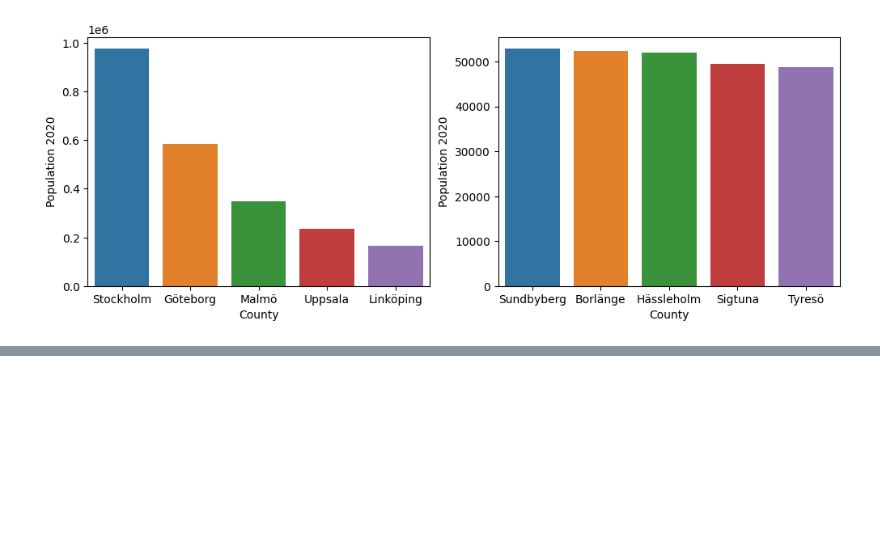
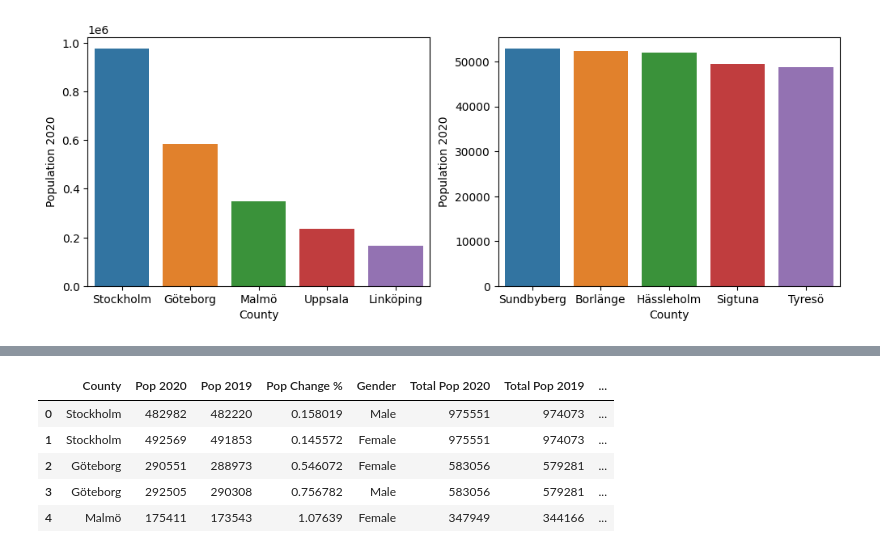
Before and after one commit to SCGlass/Data-Processing-Sam-Glass, a Jupyter notebook: Exercises/E00-Panda_fundamentals.ipynb, the cells around one changed output, grey strips where cells are left out. Saved outputs shown, nothing was run; the diff lists cells and outputs as text; code cells hidden in the pictures; blank space fills up the shorter version.

```diff
--- a/Exercises/E00-Panda_fundamentals.ipynb
+++ b/Exercises/E00-Panda_fundamentals.ipynb
@@ -531,5 +531,7 @@ df_male_pop.head()
 | 4 | 169 | 168 | Arboga | 7094 | 7114 | -0.281136 | Male |
 # %%
 df_male_female_pop = pd.concat([df_male_pop,df_female_pop])
-df_male_female_pop.info()
+df_male_female_pop.drop(df_male_female_pop.columns[[0, 1]],axis=1, inplace=True)
+
+df_male_female_pop.head()
 # %% [output]
@@ -551,0 +544,14 @@ memory usage: 45.3+ KB
+# %%
+df_total_pop = pd.read_excel("../Data/komtopp50_2020.xlsx", "Totalt", skiprows=6)
+df_total_pop.rename(
+    columns={
+        2020: "Range 2020",
+        2019: "Range 2019",
+        "Unnamed: 2": "County",
+        "2020.1": "Total Pop 2020",
+        "2019.1": "Total Pop 2019",
+        "%": "Total Pop Change %"
+        },
+        inplace= True,
+)
+df_total_pop.drop(df_total_pop.columns[[0, 1]],axis=1, inplace=True)
@@ -551,0 +567,13 @@ memory usage: 45.3+ KB
+# %%
+df_merge_data_pop = pd.merge(df_male_female_pop, df_total_pop, on ="County")
+df_sorted_pop_data = df_merge_data_pop.sort_values(by="Total Pop 2020", ascending = False)
+df_sorted_pop_data = df_sorted_pop_data.reset_index(drop=True)
+
+df_sorted_pop_data.head()
+# %% [output]
+|  | County | Pop 2020 | Pop 2019 | Pop Change % | Gender | Total Pop 2020 | Total Pop 2019 | ... |
+| 0 | Stockholm | 482982 | 482220 | 0.158019 | Male | 975551 | 974073 | ... |
+| 1 | Stockholm | 492569 | 491853 | 0.145572 | Female | 975551 | 974073 | ... |
+| 2 | Göteborg | 290551 | 288973 | 0.546072 | Female | 583056 | 579281 | ... |
+| 3 | Göteborg | 292505 | 290308 | 0.756782 | Male | 583056 | 579281 | ... |
+| 4 | Malmö | 175411 | 173543 | 1.07639 | Female | 347949 | 344166 | ... |
```
Also changed, not shown: parts of 4 cells of this notebook, 3 other files.
